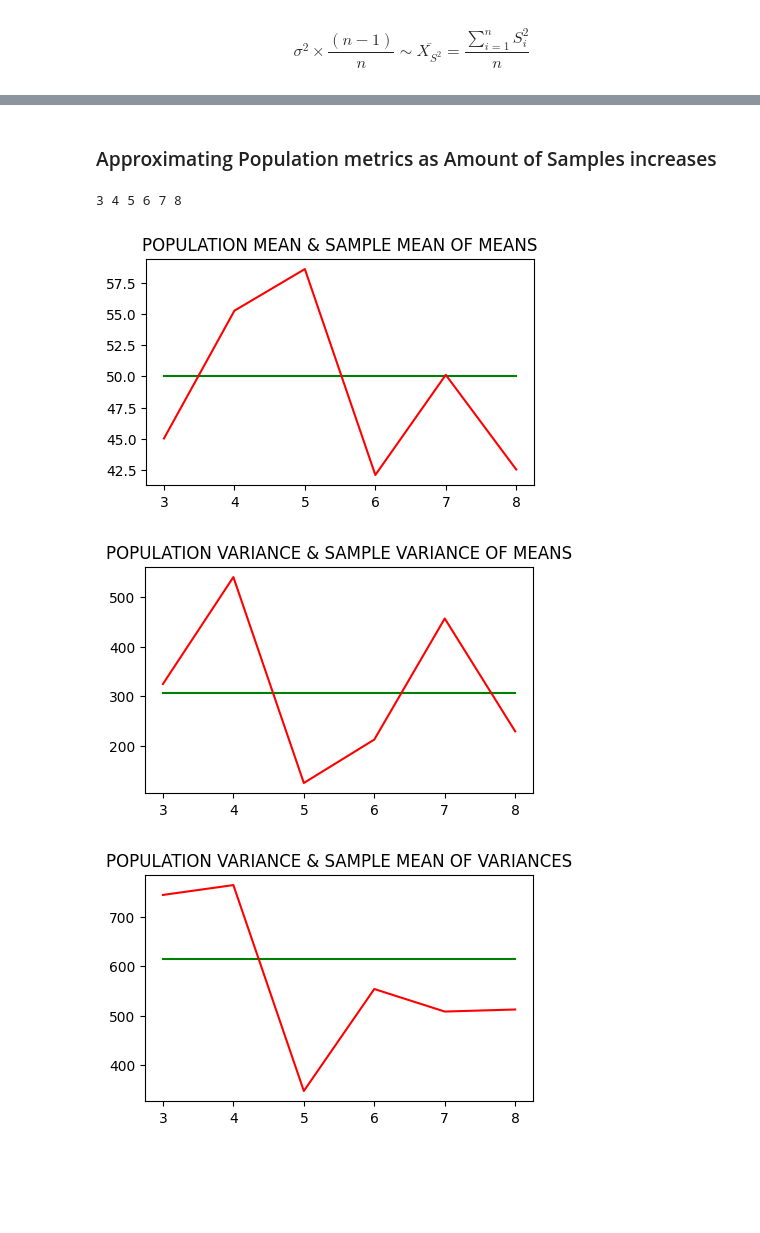
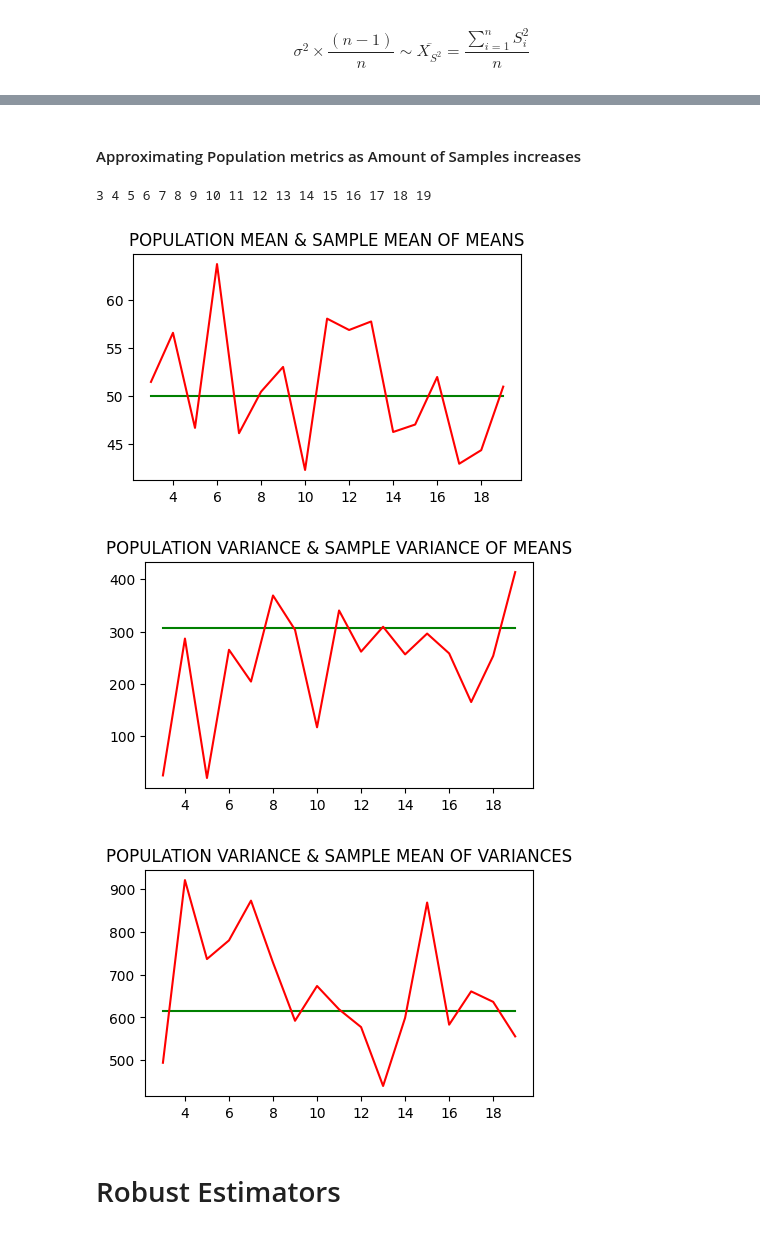
Before and after one commit to MartinCastroAlvarez/python-deep-learning-algorithms, a Jupyter notebook: statistics.ipynb, the cells around one changed output, grey strips where cells are left out. Cells and saved outputs as stored; diff of their text form; code cells hidden in the pictures; blank space fills up the shorter version.

```diff
--- a/statistics.ipynb
+++ b/statistics.ipynb
@@ -165,7 +209,7 @@ figure.show()
 [figure]
 [figure]
 # %% [markdown]
-### Approximating Population metrics as Amount of Samples increases
+#### Approximating Population metrics as Amount of Samples increases
 # %%
 X: list = []
 sample_mean_of_means: list = []
@@ -175,7 +219,7 @@ population_vars1: list = []
 population_vars2: list = []
 sample_variance_of_means: list = []
 
-for total_samples in range(3, 9):
+for total_samples in range(3, 20):
     print(total_samples, end=' ')
     z: dict = approximate(sample_size=3, population_size=20, total_samples=total_samples)
     X.append(total_samples)
@@ -183,34 +227,36 @@ for total_samples in range(3, 9):
     population_vars1.append(z['population_var'] / z['sample_size'])
     population_vars2.append(z['population_var'] * (z['sample_size'] - 1) / z['sample_size'])
     sample_mean_of_variances.append(z['mean_of_variances'])
     sample_mean_of_means.append(z['mean_of_means'])
     sample_variance_of_means.append(z['variance_of_means'])
 
 # Approximating Population Mean using Sample Mean of Means
 figure: Figure = plt.figure(dpi=100, figsize=(5, 3))
 axes: Axes = figure.add_subplot()
 axes.plot(X, population_means, color='green')
 axes.plot(X, sample_mean_of_means, color='red')
 axes.set_title('POPULATION MEAN & SAMPLE MEAN OF MEANS')
 figure.show()
 
 # Approximating Population Variance using Sample Mean of Variances
 figure: Figure = plt.figure(dpi=100, figsize=(5, 3))
 axes: Axes = figure.add_subplot()
 axes.plot(X, population_vars1, color='green')
 axes.plot(X, sample_variance_of_means, color='red')
 axes.set_title('POPULATION VARIANCE & SAMPLE VARIANCE OF MEANS')
 figure.show()
 
 # Approximating Population Variance using Sample Mean of Variances
 figure: Figure = plt.figure(dpi=100, figsize=(5, 3))
 axes: Axes = figure.add_subplot()
 axes.plot(X, population_vars2, color='green')
 axes.plot(X, sample_mean_of_variances, color='red')
 axes.set_title('POPULATION VARIANCE & SAMPLE MEAN OF VARIANCES')
 figure.show()
 # %% [output]
-3 4 5 6 7 8
+3 4 5 6 7 8 9 10 11 12 13 14 15 16 17 18 19
-[figure, old version]
+[figure, new version]
-[figure, old version]
+[figure, new version]
-[figure, old version]
+[figure, new version]
+# %% [markdown]
+# Robust Estimators
```
Also changed, not shown: parts of 66 cells of this notebook, 3 other files.
